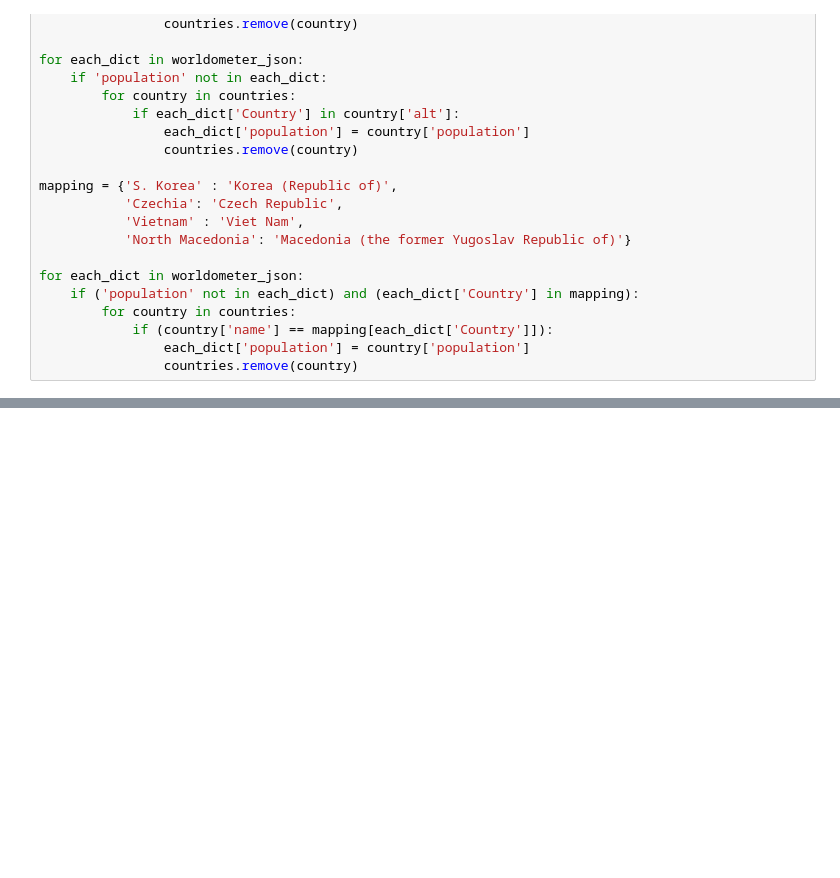
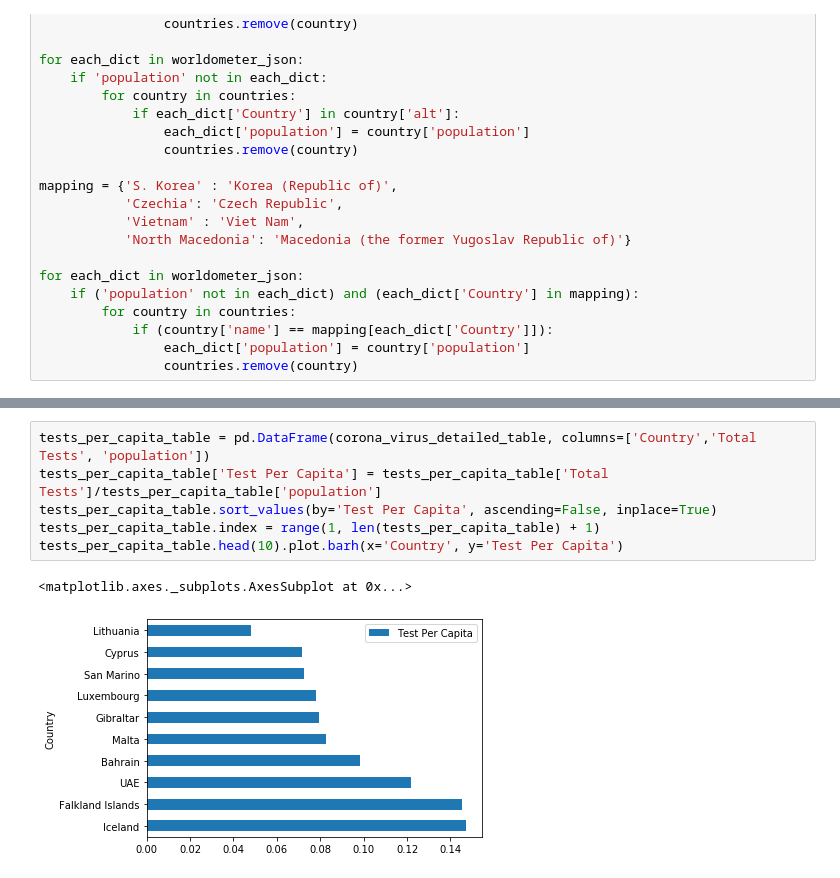
Before and after one commit to lapulgaatomica/covid_wrangling, a Jupyter notebook: WorldometerCovid.ipynb, the cells around one changed output, grey strips where cells are left out. Cells and saved outputs as stored; diff of their text form; blank space fills up the shorter version.

```diff
--- a/WorldometerCovid.ipynb
+++ b/WorldometerCovid.ipynb
@@ -151,0 +109,9 @@ corona_virus_detailed_table[corona_virus_detailed_table['population'].isna() ]
+# %%
+tests_per_capita_table = pd.DataFrame(corona_virus_detailed_table, columns=['Country','Total Tests', 'population'])
+tests_per_capita_table['Test Per Capita'] = tests_per_capita_table['Total Tests']/tests_per_capita_table['population']
+tests_per_capita_table.sort_values(by='Test Per Capita', ascending=False, inplace=True)
+tests_per_capita_table.index = range(1, len(tests_per_capita_table) + 1)
+tests_per_capita_table.head(10).plot.barh(x='Country', y='Test Per Capita')
+# %% [output]
+<matplotlib.axes._subplots.AxesSubplot at 0x...>
+[figure, added]
```
Also changed, not shown: parts of 12 cells of this notebook.
